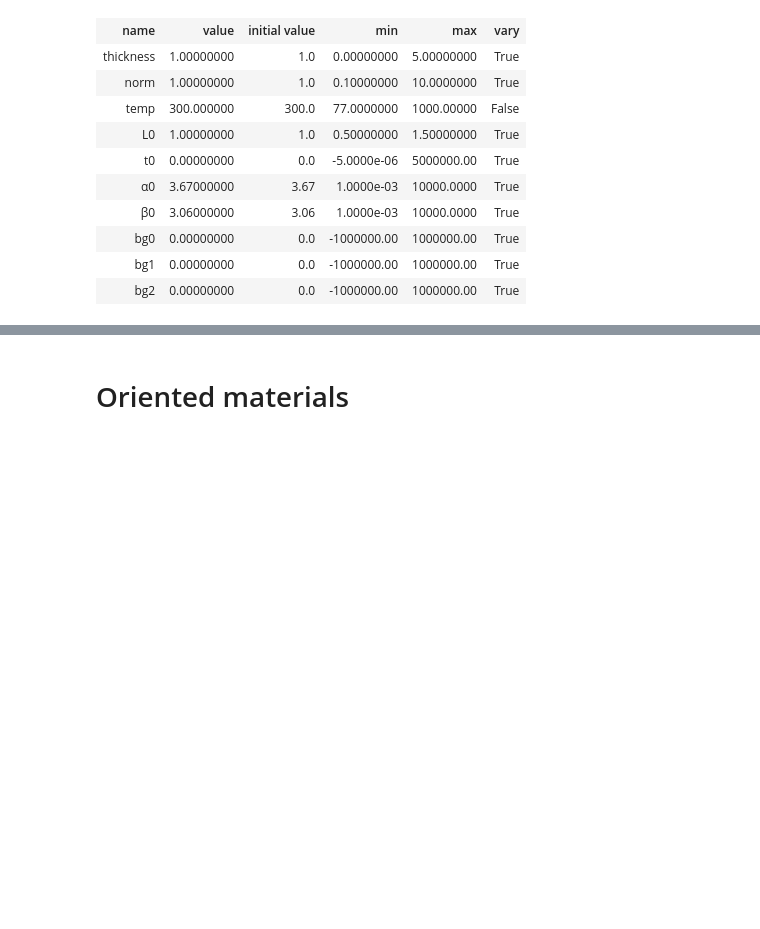
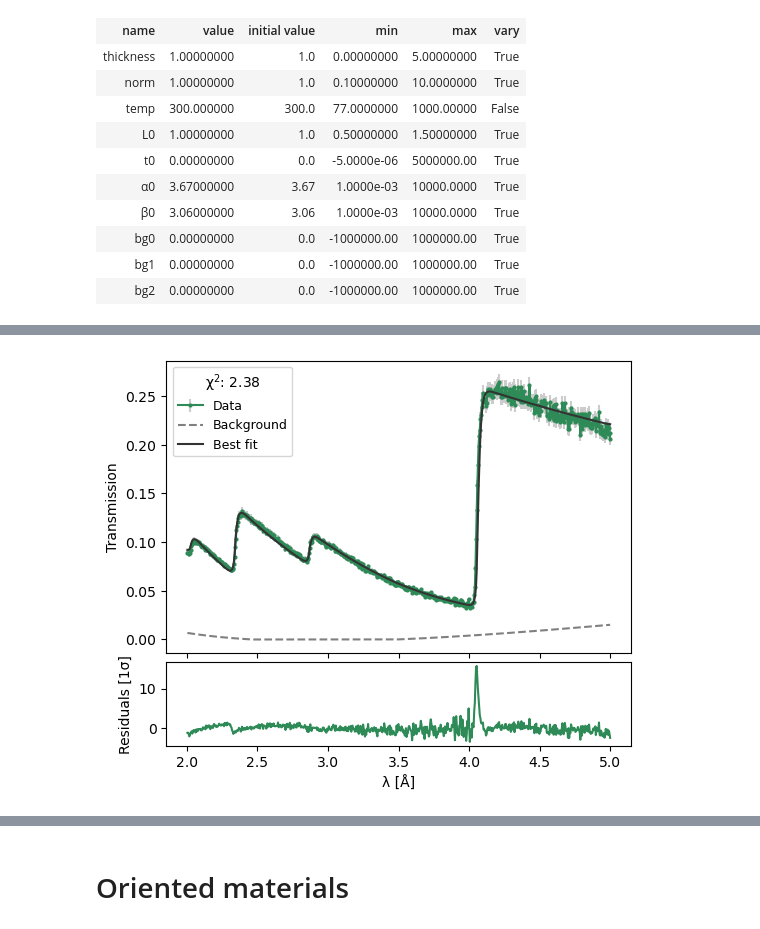
Before and after one commit to TsvikiHirsh/nbragg, a Jupyter notebook: notebooks/nbragg_tutorial.ipynb, the cells around one changed output, grey strips where cells are left out. Drawn from its saved outputs; the diff is of its cells as text; code cells hidden in the pictures; blank space fills up the shorter version.

```diff
--- a/notebooks/nbragg_tutorial.ipynb
+++ b/notebooks/nbragg_tutorial.ipynb
@@ -204,0 +226,18 @@ Correlations (unreported values are < 0.100)
+# %%
+# Create model with weights, background, and response
+model = nbragg.TransmissionModel(xs, vary_background=True, vary_weights=True, vary_response=True)
+
+# Define custom stages
+model.stages = {
+    'scale': ['norm', 'thickness'],
+    'background': 'background',
+    'weights': ['weights']
+}
+
+# Perform fit
+result_stages1 = model.fit(data, wlmin=2, wlmax=5)
+
+# Plot results
+result_stages1.plot();
+# %% [output]
+[figure, added]
```
Also changed, not shown: parts of 19 cells of this notebook.
